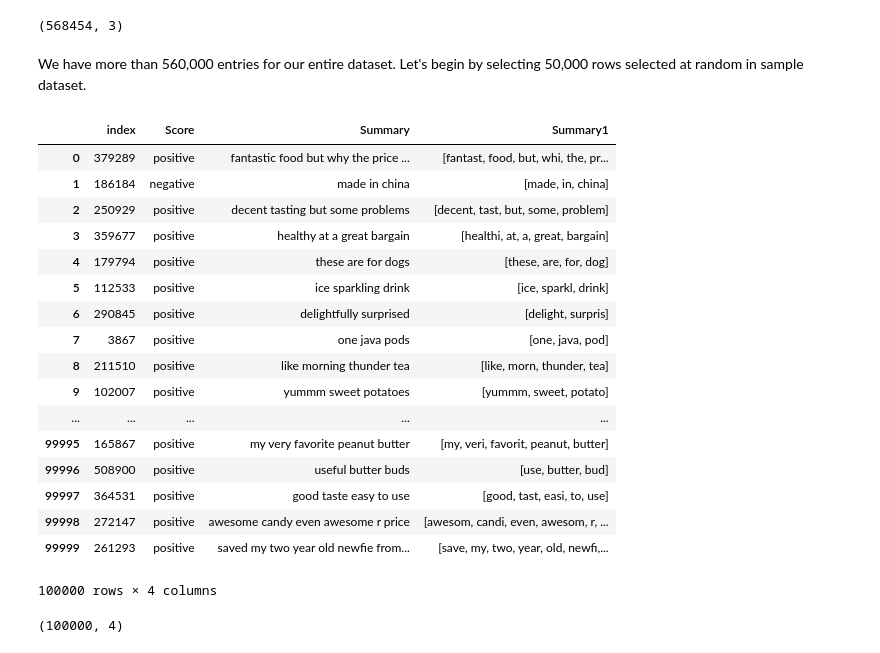
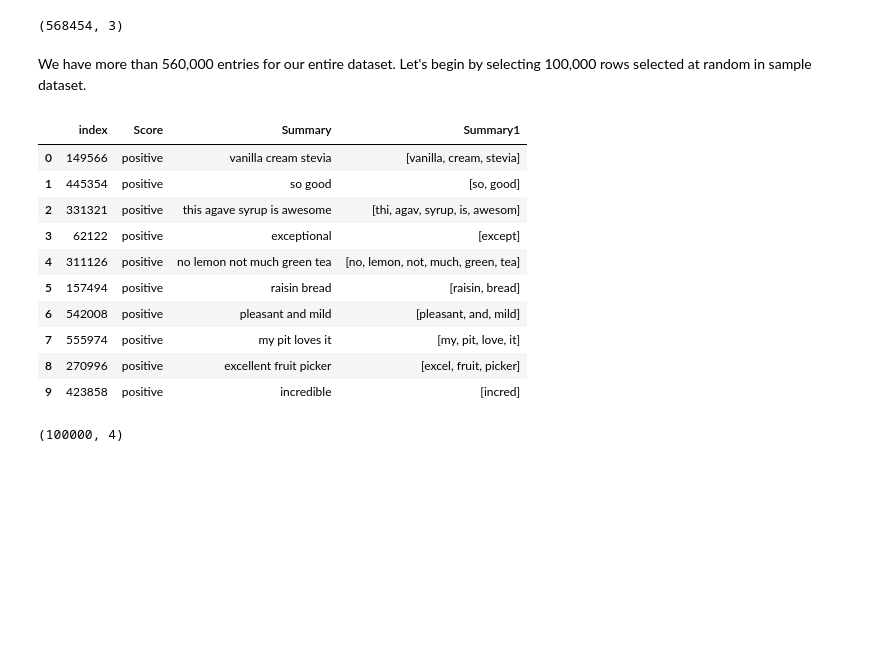
Before and after one commit to yashil101/Amazon-Fine-Food-Reviews-NLP-project-from-Kaggle, a Jupyter notebook: Amazon Fine Food Reviews NLP Text Classification-Kaggle.ipynb, the cells around one changed output. Drawn from its saved outputs; the diff is of its cells as text; code cells hidden in the pictures; blank space fills up the shorter version.

```diff
--- a/Amazon Fine Food Reviews NLP Text Classification-Kaggle.ipynb
+++ b/Amazon Fine Food Reviews NLP Text Classification-Kaggle.ipynb
@@ -309,30 +302,23 @@ df.shape
 # %% [output]
 (568454, 3)
 # %% [markdown]
-We have more than 560,000 entries for our entire dataset. Let's begin by selecting 50,000 rows selected at random in sample dataset.
+We have more than 560,000 entries for our entire dataset. Let's begin by selecting 100,000 rows selected at random in sample dataset.
 # %%
 sampledf=df.sample(n=100000)
 sampledf.reset_index(inplace=True)
-sampledf
+sampledf.head(10)
 # %% [output]
 |  | index | Score | Summary | Summary1 |
-| 0 | 379289 | positive | fantastic food but why the price ... | [fantast, food, but, whi, the, pr... |
-| 1 | 186184 | negative | made in china | [made, in, china] |
-| 2 | 250929 | positive | decent tasting but some problems | [decent, tast, but, some, problem] |
-| 3 | 359677 | positive | healthy at a great bargain | [healthi, at, a, great, bargain] |
-| 4 | 179794 | positive | these are for dogs | [these, are, for, dog] |
-| 5 | 112533 | positive | ice sparkling drink | [ice, sparkl, drink] |
-| 6 | 290845 | positive | delightfully surprised | [delight, surpris] |
-| 7 | 3867 | positive | one java pods | [one, java, pod] |
-| 8 | 211510 | positive | like morning thunder tea | [like, morn, thunder, tea] |
-| 9 | 102007 | positive | yummm sweet potatoes | [yummm, sweet, potato] |
-| ... | ... | ... | ... | ... |
-| 99995 | 165867 | positive | my very favorite peanut butter | [my, veri, favorit, peanut, butter] |
-| 99996 | 508900 | positive | useful butter buds | [use, butter, bud] |
-| 99997 | 364531 | positive | good taste easy to use | [good, tast, easi, to, use] |
-| 99998 | 272147 | positive | awesome candy even awesome r price | [awesom, candi, even, awesom, r, ... |
-| 99999 | 261293 | positive | saved my two year old newfie from... | [save, my, two, year, old, newfi,... |
+| 0 | 149566 | positive | vanilla cream stevia | [vanilla, cream, stevia] |
+| 1 | 445354 | positive | so good | [so, good] |
+| 2 | 331321 | positive | this agave syrup is awesome | [thi, agav, syrup, is, awesom] |
+| 3 | 62122 | positive | exceptional | [except] |
+| 4 | 311126 | positive | no lemon not much green tea | [no, lemon, not, much, green, tea] |
+| 5 | 157494 | positive | raisin bread | [raisin, bread] |
+| 6 | 542008 | positive | pleasant and mild | [pleasant, and, mild] |
+| 7 | 555974 | positive | my pit loves it | [my, pit, love, it] |
+| 8 | 270996 | positive | excellent fruit picker | [excel, fruit, picker] |
+| 9 | 423858 | positive | incredible | [incred] |
-100000 rows × 4 columns
 # %%
 sampledf.shape
 # %% [output]
```
Also changed, not shown: parts of 14 cells of this notebook.
